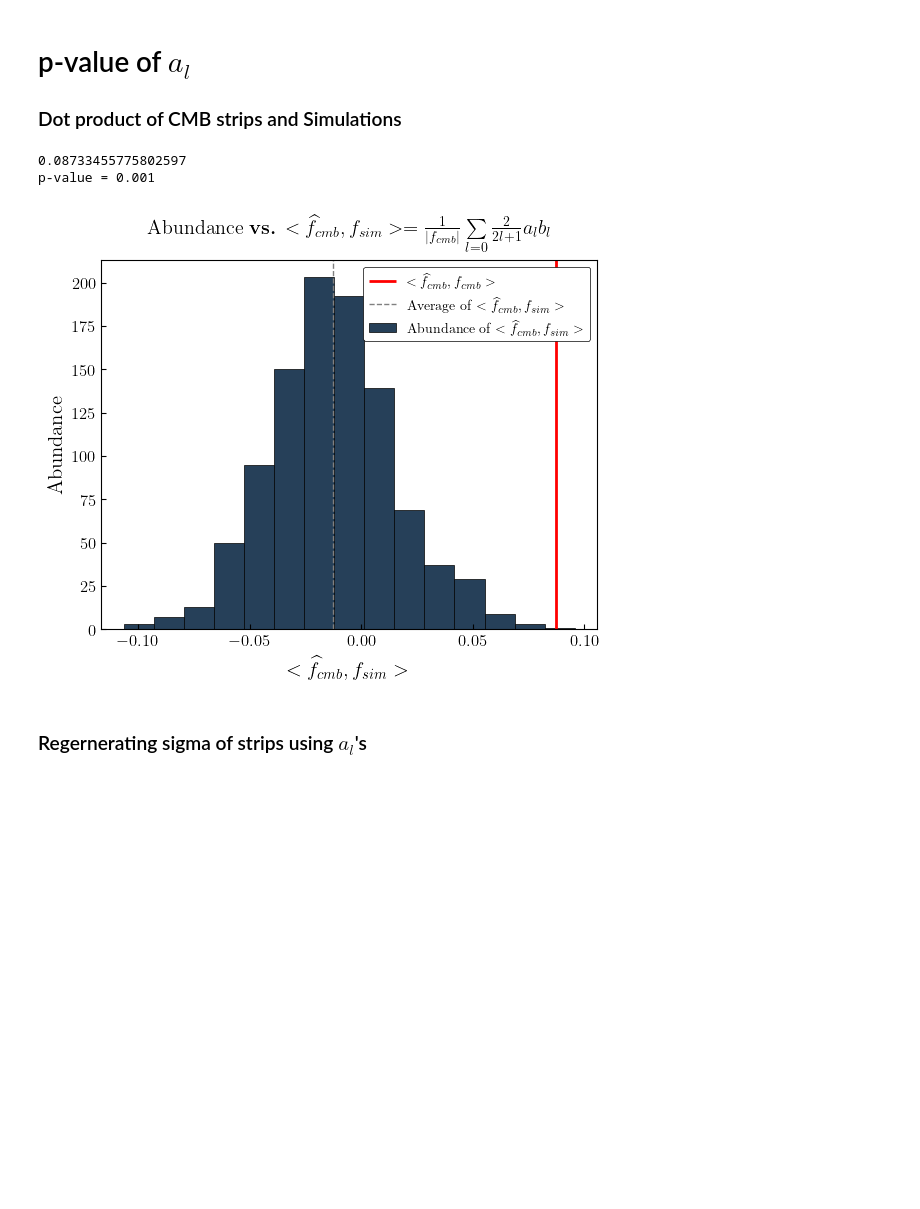
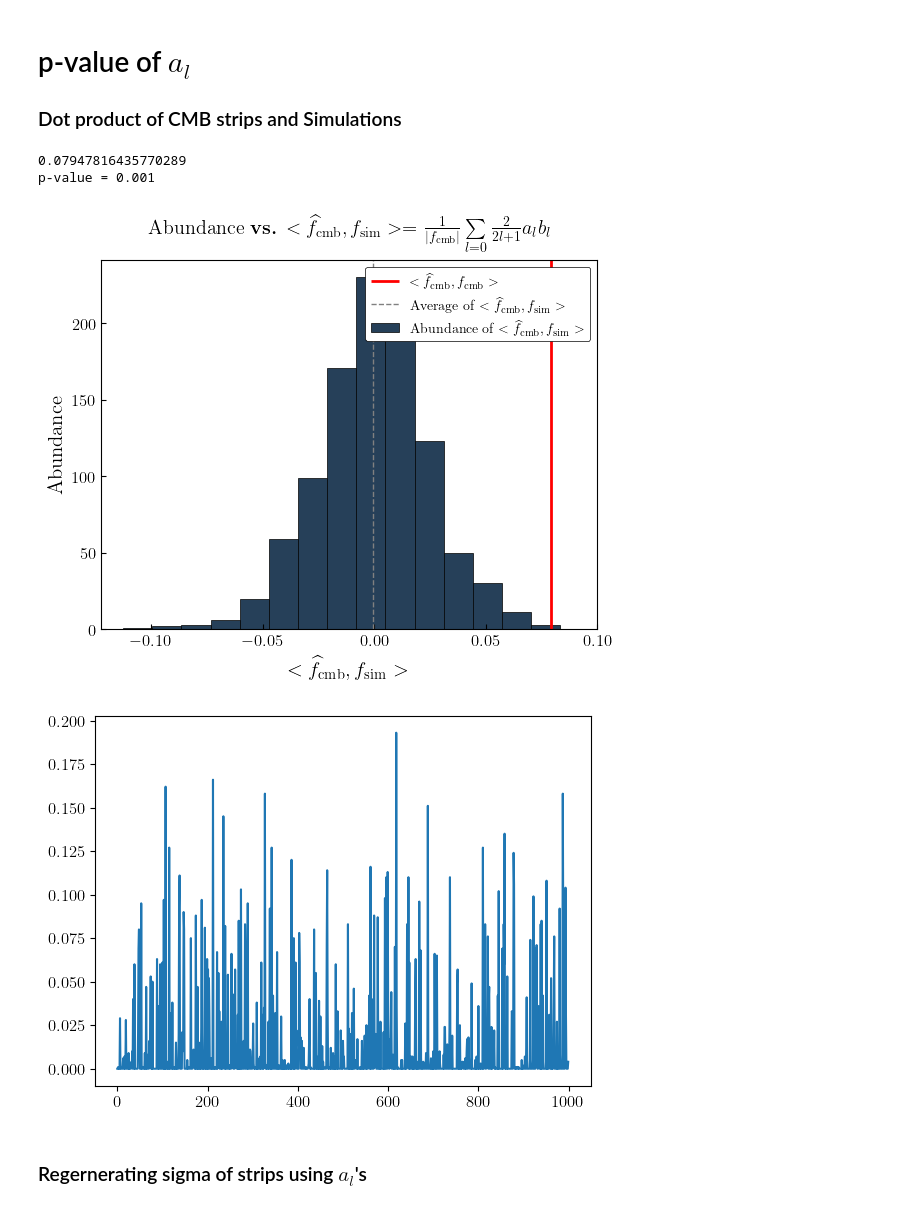
Before and after one commit to jamshidi3d/cmb_anomaly_detection, a Jupyter notebook: plotting.ipynb, the cells around one changed output. Cells and saved outputs as stored; diff of their text form; code cells hidden in the pictures; blank space fills up the shorter version.

Commit message:
plotting update

```diff
--- a/plotting.ipynb
+++ b/plotting.ipynb
@@ -165,19 +218,21 @@ plt.show()
 ### Dot product of CMB strips and Simulations
 # %%
 cmb_a_l     = np.loadtxt('./output/cmb_a_l.txt')
-sims_a_l    = np.loadtxt('./output/sims_internal_a_l.txt')
+sims_internal_a_l    = np.loadtxt('./output/sims_internal_a_l.txt')
 max_l       = len(cmb_a_l) - 1
+
 
 def legendre_dot(f_a_l, g_a_l, l_start):
     max_l = len(f_a_l)
-    components = np.array([ (2 / (2*l + 1)) * f_a_l[l] * g_a_l[l] for l in range(l_start, max_l)])
+    # range(l_start, max_l)
+    components = np.array([ (2 / (2*l + 1)) * f_a_l[l] * g_a_l[l] for l in (1,3,9)])
     return np.sum(components)
 
-nsims = len(sims_a_l)
+nsims = len(sims_internal_a_l)
 cmb_length = np.sqrt(legendre_dot(cmb_a_l, cmb_a_l, 1))
-dots = np.array([legendre_dot(cmb_a_l, sims_a_l[i], 1) / cmb_length for i in range(nsims)])
+dots = np.array([legendre_dot(cmb_a_l, sims_internal_a_l[i], 1) / cmb_length for i in range(nsims)])
 print(cmb_length)
-print("p-value = {}".format(np.sum(dots > cmb_length) / len(dots)))
+print("p-value = {}".format(np.sum(dots > cmb_length) / nsims))
 
 with plt.style.context('bmh'):
     fig, ax = plt.subplots()
@@ -185,41 +240,52 @@ with plt.style.context('bmh'):
             color=(0.15,0.25,0.35), edgecolor='black');
     _ymin, _ymax = ax.get_ylim()
     ax.set_ylim((_ymin, _ymax)) # since plt changes limits after adding vlines
     # cmb vline
     ax.vlines([cmb_length], ymin = _ymin, ymax = _ymax,
               colors=['r'],
               linewidths=[2],
               linestyles=["-"])
     # mean vline
     ax.vlines([dots.mean()], ymin = _ymin, ymax = _ymax,
               colors=['grey'],
               linewidths=[1],
               linestyles=["--"])
     ax.legend([
-                    r'$<\widehat{f}_{cmb},f_{cmb}>$',
-                    r'Average of $<\widehat{f}_{cmb},f_{sim}>$',
-                    r'Abundance of $<\widehat{f}_{cmb},f_{sim}>$',
+                    r'$<\widehat{f}_{\mathrm{cmb}},f_{\mathrm{cmb}}>$',
+                    r'Average of $<\widehat{f}_{\mathrm{cmb}},f_{\mathrm{sim}}>$',
+                    r'Abundance of $<\widehat{f}_{\mathrm{cmb}},f_{\mathrm{sim}}>$',
                ],
               facecolor='white',
               loc=1,
               framealpha=1,
               edgecolor='k')
-    ax.set_xlabel(r'$<\widehat{f}_{cmb}, f_{sim}>$', size=15)
+    ax.set_xlabel(r'$<\widehat{f}_{\mathrm{cmb}}, f_{\mathrm{sim}}>$', size=15)
     ax.set_ylabel(r'Abundance', size=15)
     ax.set_xticks(np.linspace(-0.1, 0.1, 5))
-    ax.set_title(r'Abundance \textbf{vs.} $<\widehat{f}_{cmb}, f_{sim}> = '
-                 r'\frac{{1}}{{|f_{cmb}|}} \sum\limits_{l=0} \frac{{2}}{{2l + 1}} a_l b_l$',
+    ax.set_title(r'Abundance \textbf{vs.} $<\widehat{f}_{\mathrm{cmb}}, f_{\mathrm{sim}}> = '
+                 r'\frac{{1}}{{|f_{\mathrm{cmb}}|}} \sum\limits_{l=0} \frac{{2}}{{2l + 1}} a_l b_l$',
                  y = 1.05)
     ax.set_facecolor('white')
     ax.grid(False)
     # Axis colors
     for spine in ax.spines.keys(): ax.spines[spine].set_color('k')
     custom_save_fig(fig, 'abundance of inner products')
 plt.show()
+
+
+all_pvalues = np.zeros(nsims)
+for j in range(nsims):
+    dots = np.array([legendre_dot(sims_internal_a_l[j], sims_internal_a_l[i], 1) / cmb_length for i in range(nsims)])
+    length = np.sqrt(legendre_dot(cmb_a_l, cmb_a_l, 1))
+    all_pvalues[j] = np.sum(dots > cmb_length) / nsims
+
+plt.plot(np.arange(nsims), all_pvalues)
+plt.show()
 # %% [output]
-0.08733455775802597
+0.07947816435770289
 p-value = 0.001
-[figure, old version]
+[figure, new version]
+[figure, added]
 # %% [markdown]
 ### Regernerating sigma of strips using $a_l$'s
 # %%
```
Also changed, not shown: parts of 22 cells of this notebook.
